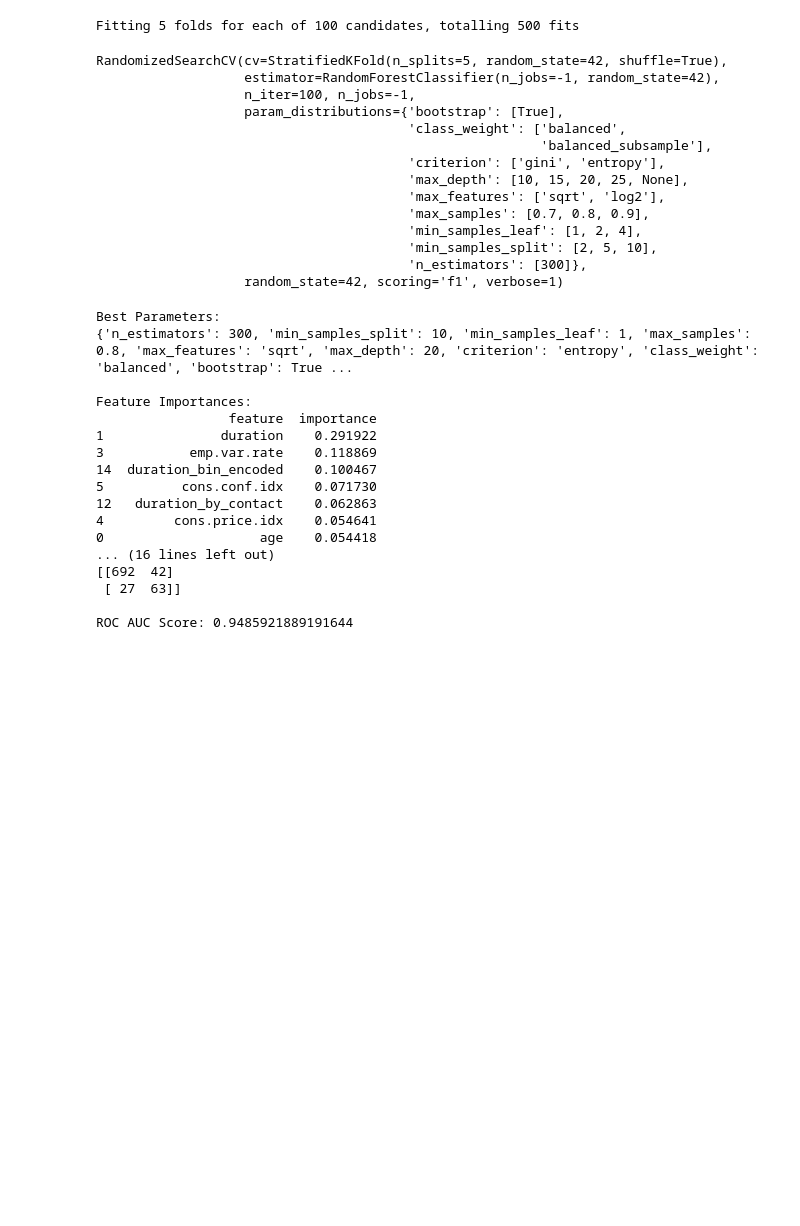
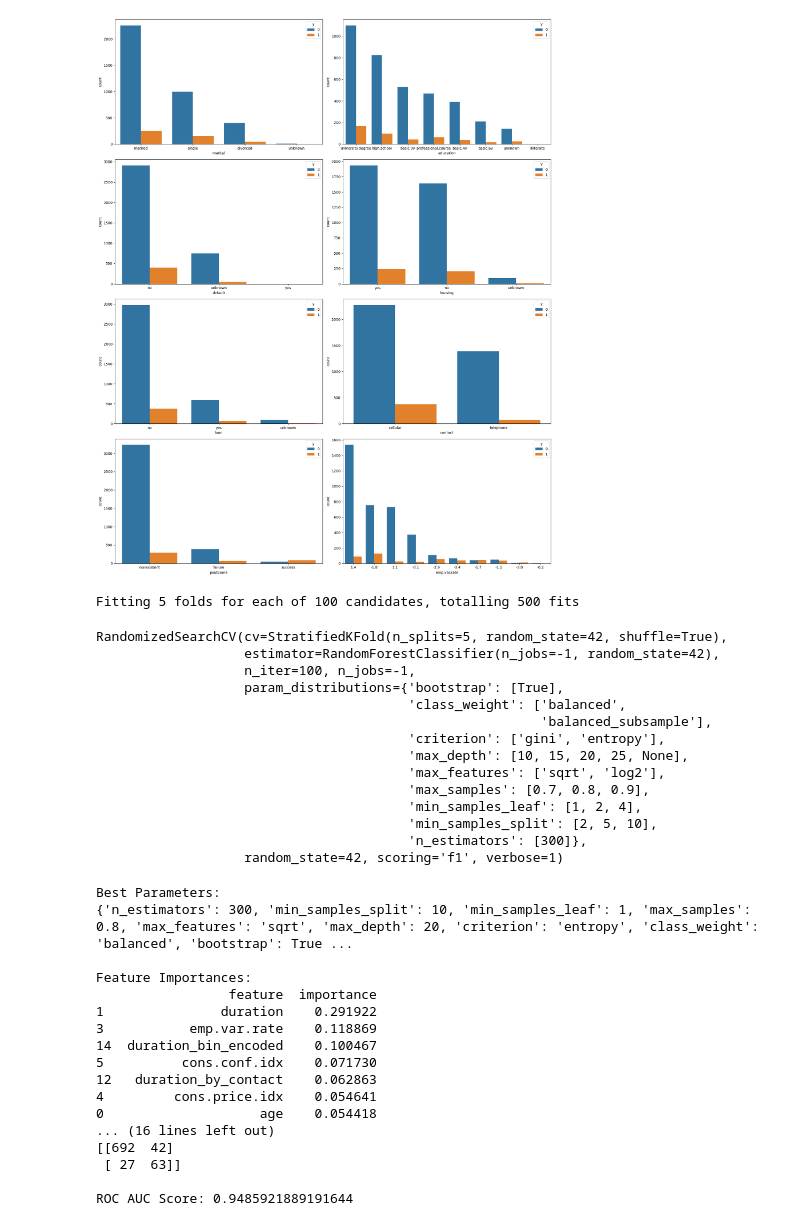
Before and after one commit to kalhara-peiris/bank-marketing-classifier, a Jupyter notebook: ML-CW.ipynb, the cells around one changed output. Cells and saved outputs as stored; diff of their text form; code cells hidden in the pictures; blank space fills up the shorter version.

```diff
--- a/ML-CW.ipynb
+++ b/ML-CW.ipynb
@@ -23,0 +91,4 @@ data_set["y"]=(data_set["y"]=="yes").astype(int)
+# %%
+figure = px.histogram(data_set, x='job', color='job')
+figure.update_layout(xaxis_title='Job Categories',yaxis_title='Total customers')
+figure.show()
@@ -23,0 +107,8 @@ data_set["y"]=(data_set["y"]=="yes").astype(int)
+# %%
+categorical = ['marital', 'education', 'default', 'housing', 'loan', 'contact', 'poutcome']
+
+for column in categorical:
+    figure = px.pie(data_set, names=column, title=f"Customers Percentage for column {column}",
+                 hole=0.3, color_discrete_sequence=px.colors.qualitative.Plotly)
+    figure.update_traces(textinfo='percent+label')
+    figure.show()
@@ -24,3 +123,17 @@ data_set["y"]=(data_set["y"]=="yes").astype(int)
+# %%
+categorical = ['marital', 'education', 'default', 'housing', 'loan', 'contact', 'poutcome',"emp.var.rate"]
+
+plt.figure(figsize=(18,22))
+n = 1
+for column in categorical:
+  ax = plt.subplot(4,2,n)
+  sns.countplot(x = column, hue='y', data=data_set, order=data_set[column].value_counts().index)
+  plt.xlabel(column)
+  plt.tight_layout()
+  n += 1
+plt.show()
+# %% [output]
+[figure, added]
 # %%
 #Create Bin features
 month={"jan":1, "feb":2,"mar":3,"apr":4,"may":5,"jun":6,"jul":7,
```
Also changed, not shown: parts of 19 cells of this notebook.
